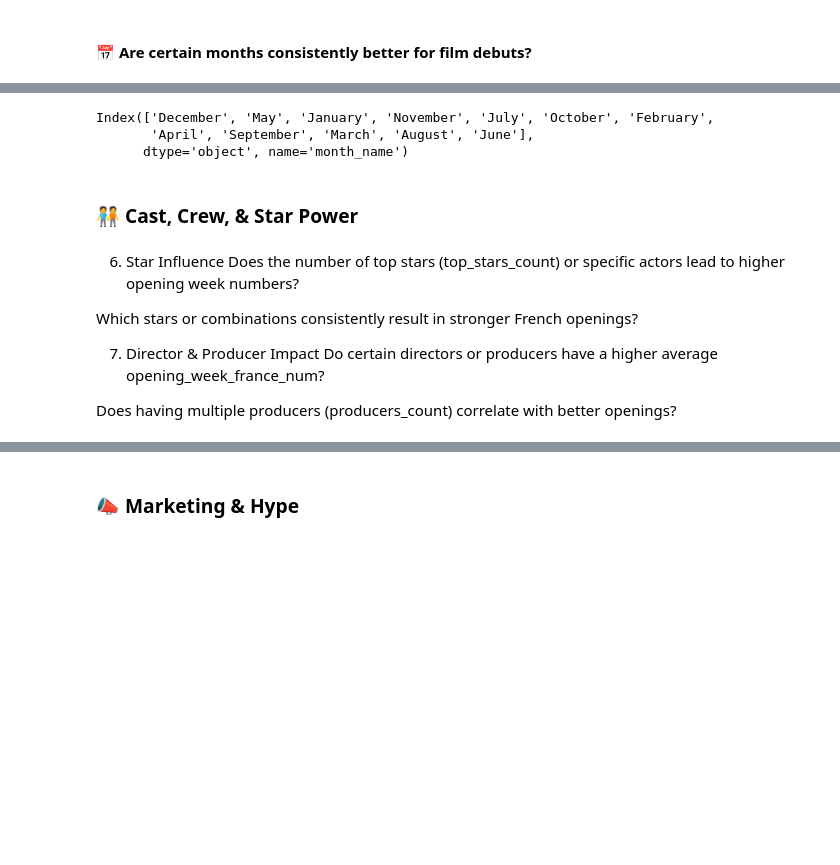
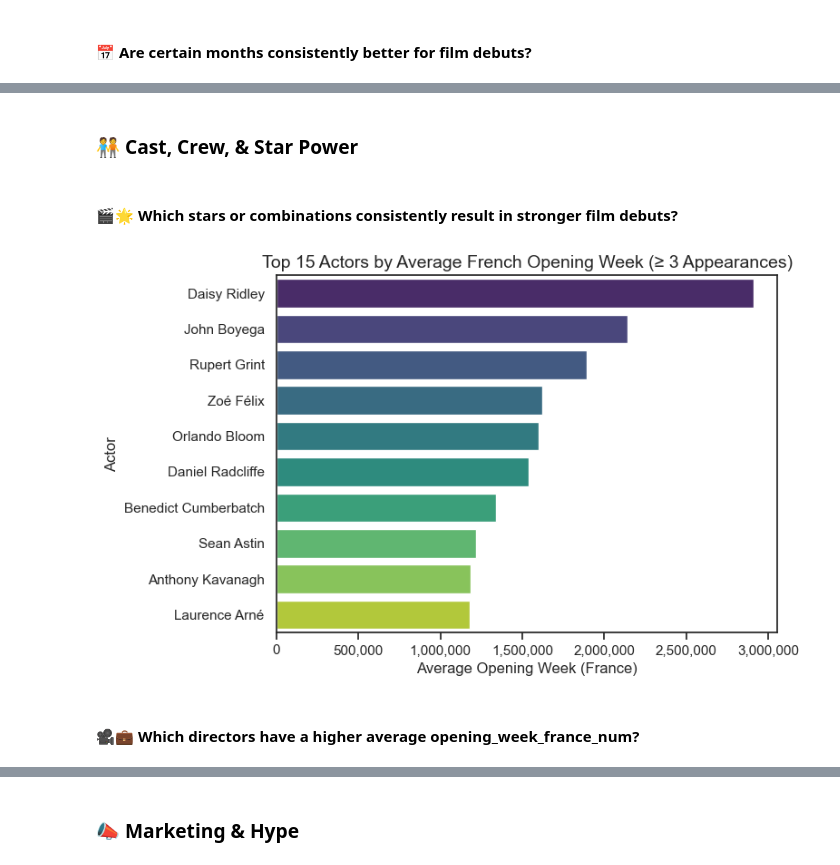
Before and after one commit to MichAdebayo/new-is-always-better, a Jupyter notebook: machine_learning/allocine_analysis.ipynb, the cells around one changed output, grey strips where cells are left out. Drawn from its saved outputs; the diff is of its cells as text; code cells hidden in the pictures; blank space fills up the shorter version.

Commit message:
focused analysis on film entries in progress

```diff
--- a/machine_learning/allocine_analysis.ipynb
+++ b/machine_learning/allocine_analysis.ipynb
@@ -966,18 +950,64 @@ Name: opening_week_france_num, dtype: float64
-# %%
-sorted_months
-# %% [output]
-Index(['December', 'May', 'January', 'November', 'July', 'October', 'February',
-       'April', 'September', 'March', 'August', 'June'],
-      dtype='object', name='month_name')
 # %% [markdown]
 ### 🧑‍🤝‍🧑 Cast, Crew, & Star Power
+# %% [markdown]
+#### 🎬🌟 Which stars or combinations consistently result in stronger film debuts?
+# %%
+# Function: safely parse stringified list or return the list as-is
+def parse_list(x):
+    if isinstance(x, list):
+        return x
+    try:
+        return ast.literal_eval(x)
+    except (ValueError, SyntaxError):
+        return []
+
+# Apply safe parsing
+df_fusion['top_stars_list'] = df_fusion['top_stars_list'].apply(parse_list)
+
+# Explode the list to one actor per row
+df_exploded = df_fusion.explode('top_stars_list').rename(columns={'top_stars_list': 'actor'})
+
+# Remove rows with missing opening week or actor
+df_exploded = df_exploded.dropna(subset=['opening_week_france_num', 'actor'])
+
+# Group by actor to compute performance
+actor_stats = df_exploded.groupby('actor').agg(
+    mean_opening_week=('opening_week_france_num', 'mean'),
+    appearances=('opening_week_france_num', 'count')
+).sort_values(by='mean_opening_week', ascending=False)
+
+# Filter to actors with at least 3 movies
+actor_stats_filtered = actor_stats[actor_stats['appearances'] >= 3]
+
+# Select top 10 actors by average opening week
+top_actors = actor_stats_filtered.head(10).reset_index()
+
+# Plot
+plt.figure(figsize=(8, 5))
+sns.set(style="white")
+sns.barplot(
+    data=top_actors,
+    x='mean_opening_week',
+    y='actor',
+    palette='viridis',
+    hue='actor',
+    legend=False
+)
+
+
+# Format x-axis to show full numbers with commas
+formatter = FuncFormatter(lambda x, _: f'{int(x):,}')
+plt.gca().xaxis.set_major_formatter(formatter)
+
+# Add x-axis tick marks
+plt.tick_params(axis='x', which='both', bottom=True, top=False)
+
+plt.title('Top 10 Actors by Average French Opening Week (≥ 3 Appearances)', fontsize=14)
+plt.xlabel('Average Opening Week (France)')
+plt.ylabel('Actor')
+plt.tight_layout()
+plt.show()
+# %% [output]
+[figure, added]
 # %% [markdown]
-6. Star Influence
-Does the number of top stars (top_stars_count) or specific actors lead to higher opening week numbers?
-
-Which stars or combinations consistently result in stronger French openings?
-
-7. Director & Producer Impact
-Do certain directors or producers have a higher average opening_week_france_num?
-
-Does having multiple producers (producers_count) correlate with better openings?
+#### 🎥💼 Which directors have a higher average opening_week_france_num?
```
Also changed, not shown: parts of 18 cells of this notebook.
